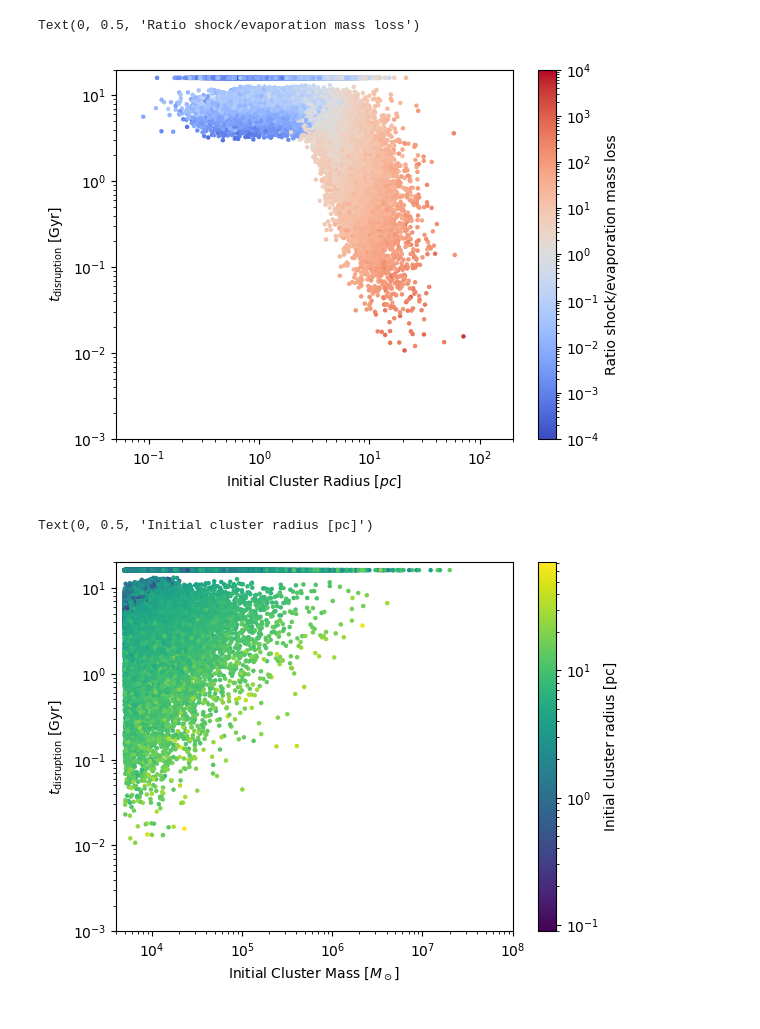
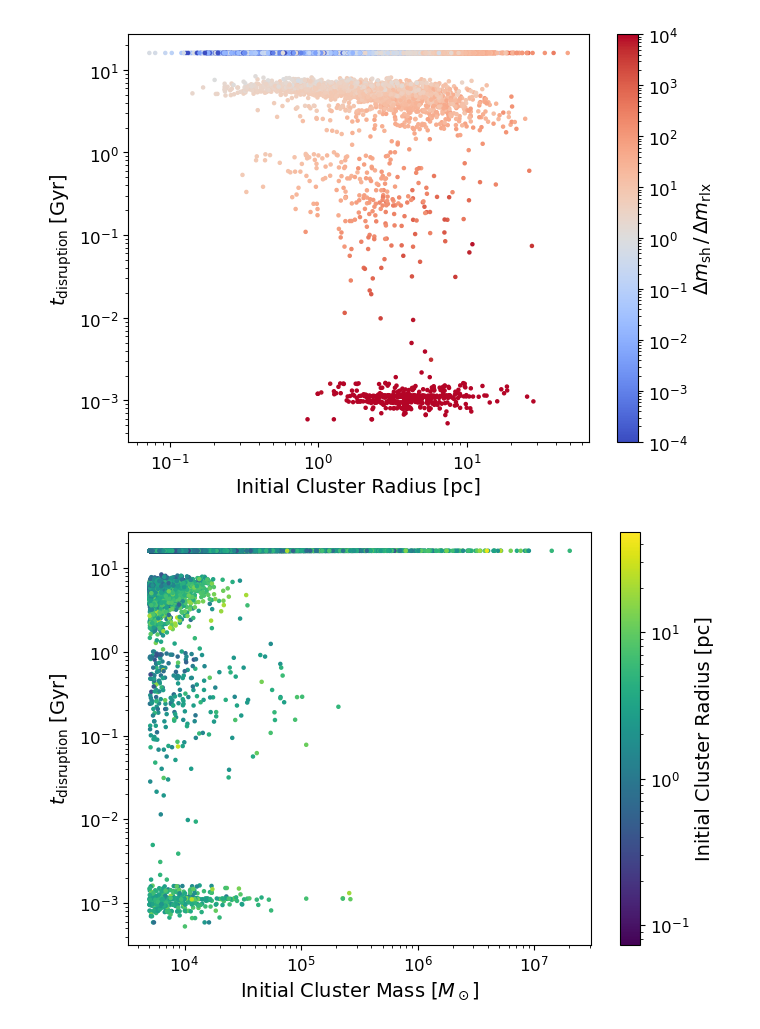
Before and after one commit to pablocoque/post_process_routines, a Jupyter notebook: half-mass-radius.ipynb, the cells around one changed output. Cells and saved outputs as stored; diff of their text form; code cells hidden in the pictures.

```diff
--- a/half-mass-radius.ipynb
+++ b/half-mass-radius.ipynb
@@ -7,5 +7,5 @@ from scipy.interpolate import interpn
 import pynbody
 # %%
 datadir = '/home/pdcg/Documents/post_process_routines/'
-simulation = 'size_evo/'
-s = pynbody.load(datadir+simulation+'snapdir_127/snapshot_127')
+simulation = 'lvl5_test/'
+s = pynbody.load(datadir+simulation+'snapdir_098/snapshot_098')
@@ -14,3 +12,7 @@ s['eps'] = s['smooth']
+# %%
+s['eps'] = s['smooth']
+for key in s.families():
+  s[key]['eps'] = s[key]['eps'].min()
 # %%
 h = s.halos()
 # %%
@@ -133,22 +147,30 @@ plt.colorbar(cb, label='Age [Gyr]')
 # %%
 lossratio = masslostshock/masslostrelax
 # %%
-fig, ax = plt.subplots(1, 1)
+fig, ax = plt.subplots(1, 1, figsize=(7,5))
 cb = ax.scatter(init_cluster_radius*1e3, lifetime_gyr, edgecolors='face', s=5, c=lossratio, cmap=cm.coolwarm, norm=colors.LogNorm(vmin=1e-4, vmax=1e4))
-ax.set(xscale='log', yscale='log', xlim=(5e-2, 2e2), ylim=(1e-3, 2e1))
-ax.set(xlabel=r'$\rm{Initial}$ $\rm{Cluster}$ $\rm{Radius}$ [$pc$]', ylabel=r'$t_{\rm{disruption}}$ [$\rm{Gyr}$]')
-cbar = fig.colorbar(cb, ax=ax)
-cbar.ax.set_ylabel('Ratio shock/evaporation mass loss')
+ax.set(xscale='log', yscale='log')#, xlim=(5e-2, 2e2), ylim=(1e-3, 2e1))
+ax.set_xlabel('Initial Cluster Radius [pc]', fontsize=14)
+ax.set_ylabel(r'$t_{\rm{disruption}}$ [Gyr]', fontsize=14)
+cbar = fig.colorbar(cb)
+cbar.set_label(r'$\Delta m_\mathrm{sh} \, / \, \Delta m_\mathrm{rlx}$', fontsize=14)
+plt.tick_params(labelsize=12)
+fig.axes[1].tick_params(labelsize=12)
+plt.tight_layout()
+# plt.savefig('lifetime_radius.png')
 # %% [output]
-Text(0, 0.5, 'Ratio shock/evaporation mass loss')
-[figure, old version]
+[figure, new version]
 # %%
-fig, ax = plt.subplots(1, 1)
+fig, ax = plt.subplots(1, 1, figsize=(7,5))
 cb = ax.scatter(init_cluster_masses, lifetime_gyr, edgecolors='face', s=5, c=init_cluster_radius*1e3, cmap=cm.viridis, norm=colors.LogNorm())
-ax.set(xscale='log', yscale='log', xlim=(4e3, 1e8), ylim=(1e-3, 2e1))
-ax.set(xlabel=r'$\rm{Initial}$ $\rm{Cluster}$ $\rm{Mass}$ [$M_\odot$]', ylabel=r'$t_{\rm{disruption}}$ [$\rm{Gyr}$]')
+ax.set(xscale='log', yscale='log')#, xlim=(4e3, 1e8), ylim=(1e-3, 2e1))
+ax.set_xlabel(r'Initial Cluster Mass [$M_\odot$]', fontsize=14)
+ax.set_ylabel(r'$t_{\rm{disruption}}$ [Gyr]', fontsize=14)
 cbar = fig.colorbar(cb, ax=ax)
-cbar.ax.set_ylabel('Initial cluster radius [pc]')
+cbar.set_label('Initial Cluster Radius [pc]', fontsize=14)
+plt.tick_params(labelsize=12)
+fig.axes[1].tick_params(labelsize=12)
+plt.tight_layout()
+# plt.savefig('initial_mass_lifetime.png')
 # %% [output]
-Text(0, 0.5, 'Initial cluster radius [pc]')
-[figure, old version]
+[figure, new version]
```
Also changed, not shown: parts of 15 cells of this notebook, 24 other files.
